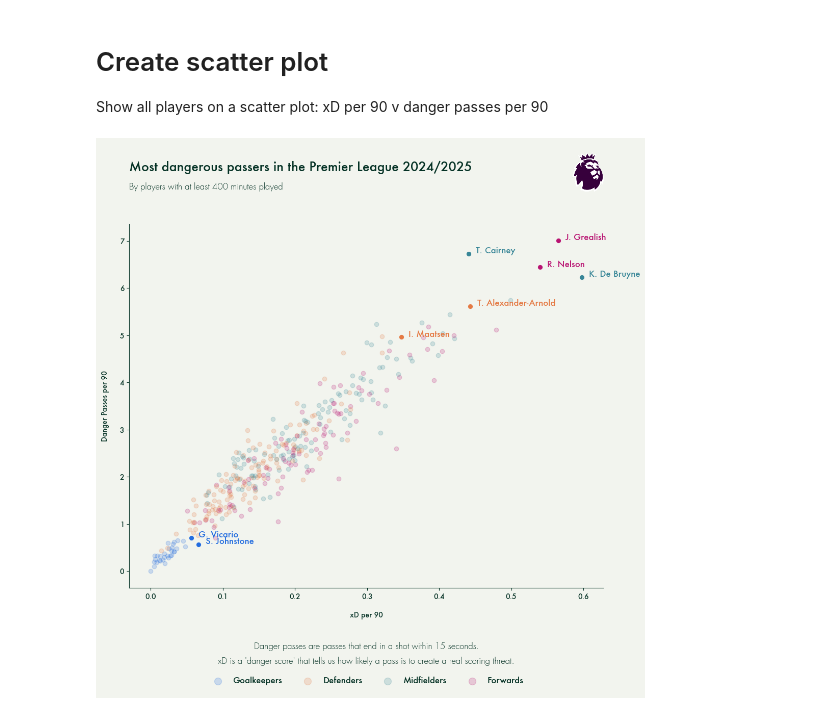
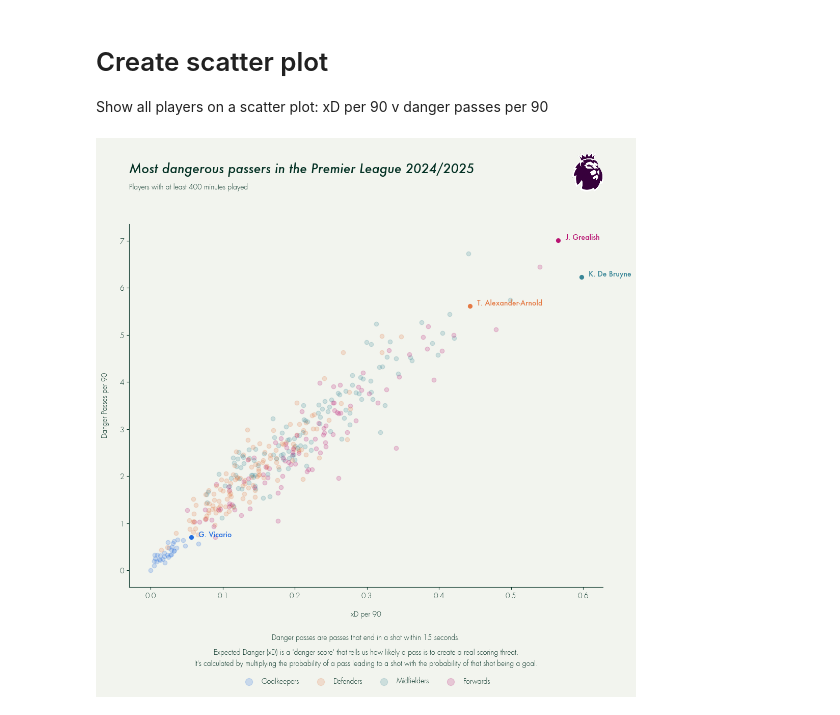
Before and after one commit to MarijnSt/soccermatics-project-2, a Jupyter notebook: notebooks/scatter_passers_viz.ipynb, the cells around one changed output. Cells and saved outputs as stored; diff of their text form; code cells hidden in the pictures.

Commit message:
feat: update fonts for scatter plot

```diff
--- a/notebooks/scatter_passers_viz.ipynb
+++ b/notebooks/scatter_passers_viz.ipynb
@@ -18,15 +18,16 @@ from src.top_players import get_top_players
 data = pd.read_csv('../data/summary.csv')
 
 # Get top players
-top_players = get_top_players(data, n=2)
+top_players = get_top_players(data, n=1)
 # %% [markdown]
 # Create scatter plot
 
 Show all players on a scatter plot: xD per 90 v danger passes per 90
 # %%
 # Apply styling
-plt.rcParams['font.family'] = style_config['font_prop'].get_name()
 plt.rcParams.update({
+    'font.family': style_config['fonts']['light'].get_name(),
+    'font.size': style_config['sizes']['p'],
     'text.color': style_config['colors']['dark'],
     'axes.labelcolor': style_config['colors']['dark'],
     'axes.edgecolor': style_config['colors']['dark'],
@@ -56,21 +57,22 @@ main_ax.spines['right'].set_visible(False)
 
 # Title
 heading_ax.text(
-    0, 0.5,
+    0,
+    0.45,
     'Most dangerous passers in the Premier League 2024/2025',
     fontsize=style_config['sizes']['h1'],
+    fontproperties=style_config['fonts']['medium_italic'],
     ha='left',
     va='center'
 )
 
 # Subtitle
 heading_ax.text(
-    0, 0,
-    'By players with at least 400 minutes played',
-    fontsize=style_config['sizes']['p'],
+    0,
+    0,
+    'Players with at least 400 minutes played',
     ha='left',
     va='bottom',
-    fontproperties=style_config['font_prop_light']
 )
 
 # PL logo
@@ -102,25 +104,27 @@ for i, row in top_players.iterrows():
     main_ax.text(
         row['xD_per_90'] + 0.01, row['danger_passes_per_90'] + 0.01,
         row['short_name'],
+        fontproperties=style_config['fonts']['medium'],
         color=color,
-        fontsize=style_config['sizes']['p'],
     )
 
 # Danger pass and xD explanation in legend
 legend_ax.text(
-    0.5, 0.7,
+    0.5, 0.8,
     'Danger passes are passes that end in a shot within 15 seconds.',
-    fontproperties=style_config['font_prop_light'],
-    fontsize=style_config['sizes']['p'],
     ha='center',
     va='top'
 )
 
 legend_ax.text(
-    0.5, 0.5,
+    0.5, 0.6,
     'Expected Danger (xD) is a \'danger score\' that tells us how likely a pass is to create a real scoring threat.',
-    fontproperties=style_config['font_prop_light'],
-    fontsize=style_config['sizes']['p'],
+    ha='center',
+    va='top'
+)
+legend_ax.text(
+    0.5, 0.45,
+    'It\'s calculated by multiplying the probability of a pass leading to a shot with the probability of that shot being a goal.',
     ha='center',
     va='top'
 )
@@ -133,32 +137,31 @@ legend_colors = [main_ax.scatter(
     color=style_config['colors'][role.lower()],
     alpha=style_config['alpha'],
     s=100
 ) for role in roles]
 
 legend_labels = ["Goalkeepers", "Defenders", "Midfielders", "Forwards"]
 
 legend_ax.legend(
     legend_colors,
     legend_labels,
     loc='lower center',
     ncol=len(roles),
     frameon=False,
-    fontsize=style_config['sizes']['p']
 )
 
 # Remove spines
 legend_ax.spines['top'].set_visible(False)
 legend_ax.spines['right'].set_visible(False)
 
 # Save image
 default_kwargs = {
     'bbox_inches': 'tight',
     'pad_inches': 0.5,
     'facecolor': style_config['colors']['background'],
     'dpi': 300
 }
 
 output_path = '../generated_plots/scatter_plot.png'
 fig.savefig(output_path, **default_kwargs)
 # %% [output]
-[figure, old version]
+[figure, new version]
```
Also changed, not shown: 1 other file.
